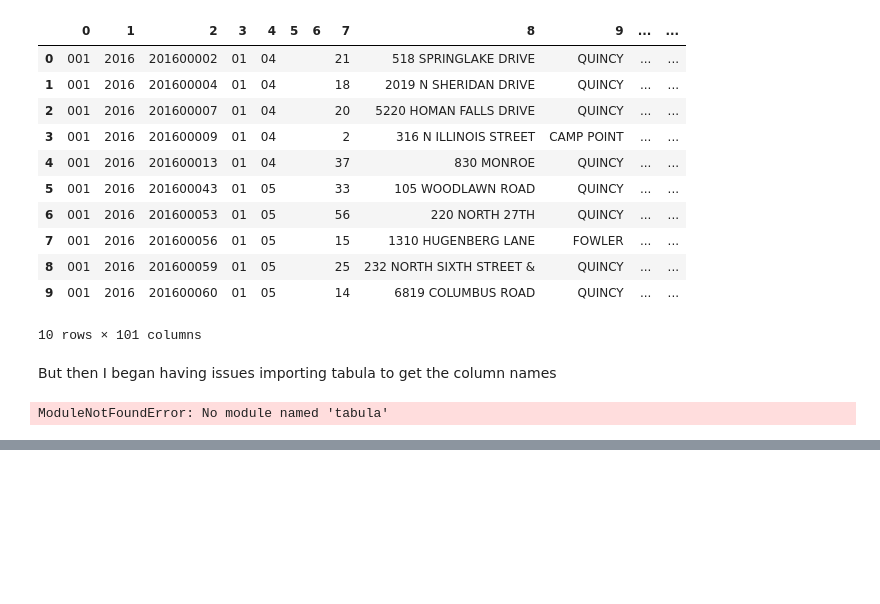
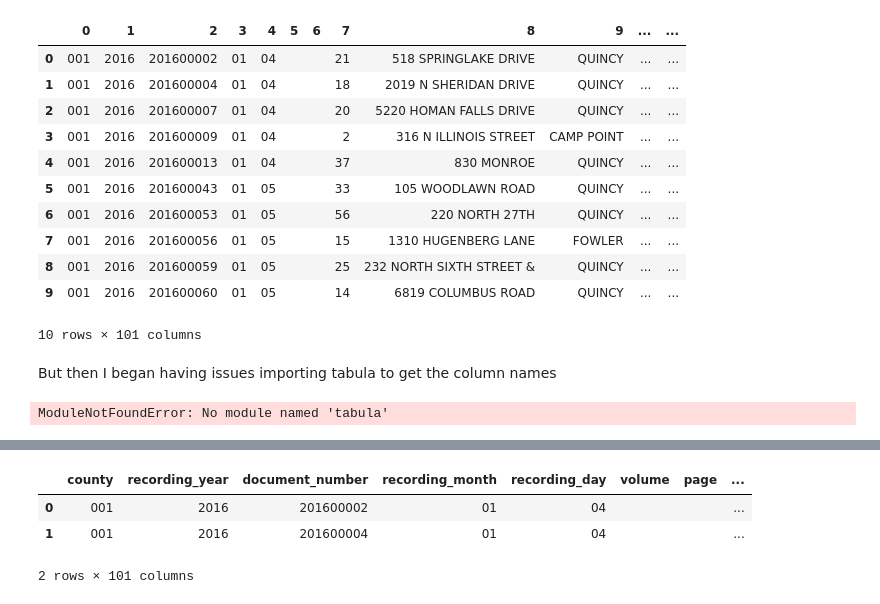
Before and after one commit to amyq96/chi-city, a Jupyter notebook: Illinois PTAX.ipynb, the cells around one changed output, grey strips where cells are left out. Saved outputs shown, nothing was run; the diff lists cells and outputs as text; code cells hidden in the pictures; blank space fills up the shorter version.

```diff
--- a/Illinois PTAX.ipynb
+++ b/Illinois PTAX.ipynb
@@ -68,0 +124,7 @@ ModuleNotFoundError: No module named 'tabula'
+# %%
+df[:2]
+# %% [output]
+|  | county | recording_year | document_number | recording_month | recording_day | volume | page | ... |
+| 0 | 001 | 2016 | 201600002 | 01 | 04 |  |  | ... |
+| 1 | 001 | 2016 | 201600004 | 01 | 04 |  |  | ... |
+2 rows × 101 columns
```
Also changed, not shown: parts of 8 cells of this notebook.
